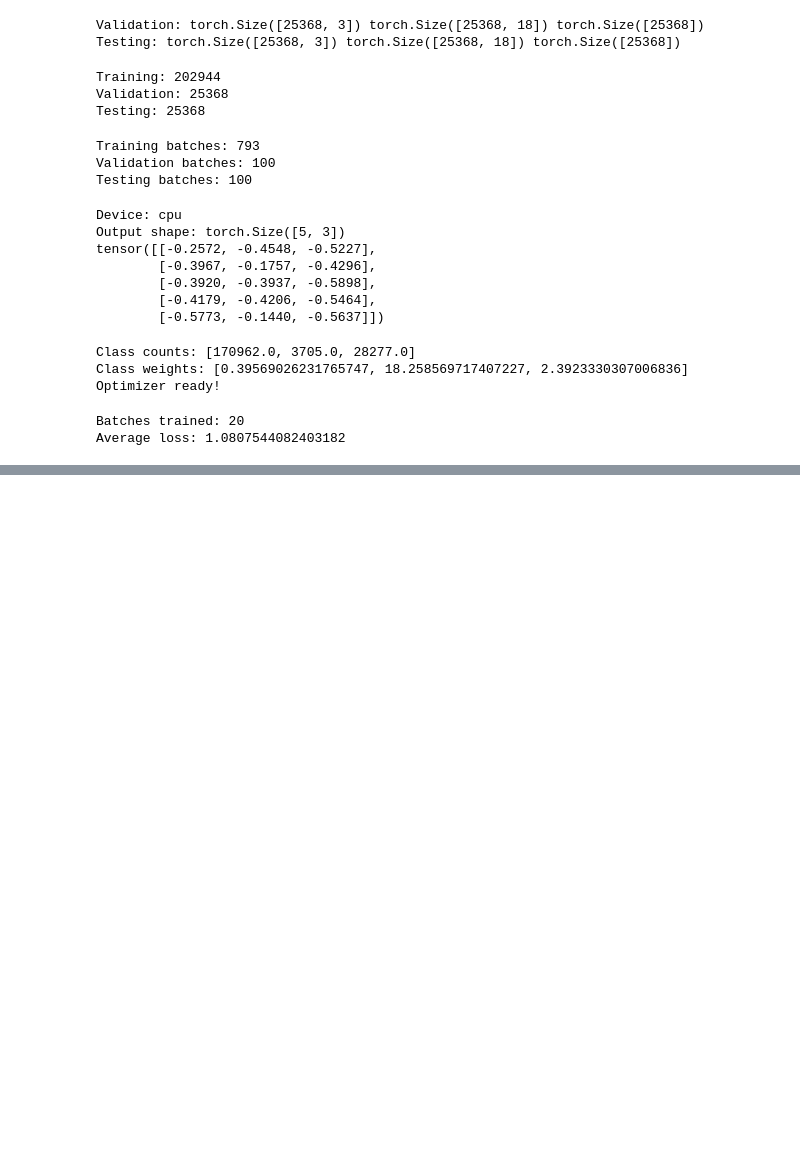
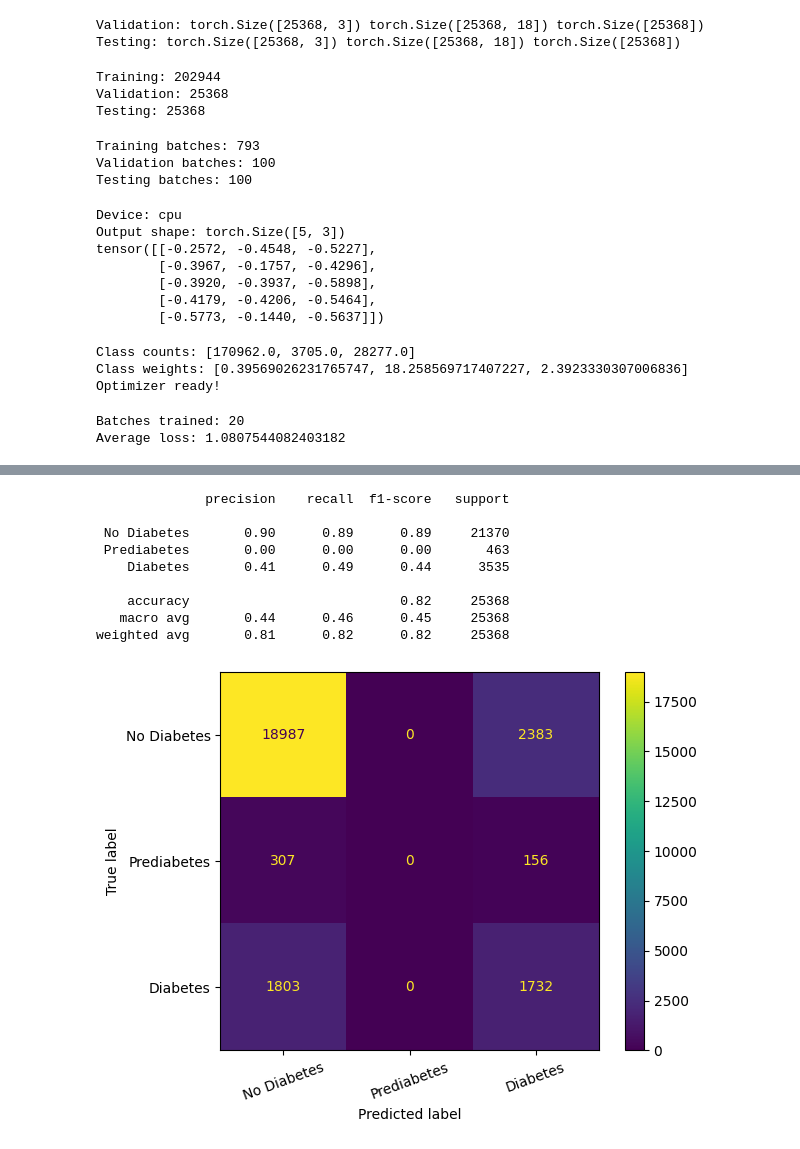
Before and after one commit to Progammingfrenzy/diabetes-ml-classification, a Jupyter notebook: Diabetes_FT_Transformer_Final.ipynb, the cells around one changed output, grey strips where cells are left out. Cells and saved outputs as stored; diff of their text form; code cells hidden in the pictures; blank space fills up the shorter version.

```diff
--- a/Diabetes_FT_Transformer_Final.ipynb
+++ b/Diabetes_FT_Transformer_Final.ipynb
@@ -606,0 +914,69 @@ Average loss: 1.0807544082403182
+# %%
+
+# Load the best model from our new experiment
+model_sqrt.load_state_dict(
+    torch.load(
+        "/content/ft_transformer_sqrt_best.pth",
+        map_location=device,
+        weights_only=True
+    )
+)
+
+model_sqrt.eval()
+
+actual = []
+predicted = []
+
+with torch.no_grad():
+    for num, cat, labels in val_loader:
+        outputs = model_sqrt(
+            num.to(device),
+            cat.to(device)
+        )
+
+        predicted.extend(
+            outputs.argmax(dim=1).cpu().tolist()
+        )
+        actual.extend(labels.tolist())
+
+print(classification_report(
+    actual,
+    predicted,
+    labels=[0, 1, 2],
+    target_names=[
+        "No Diabetes",
+        "Prediabetes",
+        "Diabetes"
+    ],
+    zero_division=0
+))
+
+ConfusionMatrixDisplay.from_predictions(
+    actual,
+    predicted,
+    labels=[0, 1, 2],
+    display_labels=[
+        "No Diabetes",
+        "Prediabetes",
+        "Diabetes"
+    ]
+)
+
+plt.xticks(rotation=20)
+plt.tight_layout()
+plt.savefig(
+    "/content/ft_transformer_sqrt_confusion.png",
+    dpi=150
+)
+plt.show()
+# %% [output]
+              precision    recall  f1-score   support
+
+ No Diabetes       0.90      0.89      0.89     21370
+ Prediabetes       0.00      0.00      0.00       463
+    Diabetes       0.41      0.49      0.44      3535
+
+    accuracy                           0.82     25368
+   macro avg       0.44      0.46      0.45     25368
+weighted avg       0.81      0.82      0.82     25368
+[figure, added]
```
Also changed, not shown: parts of 5 cells of this notebook.
